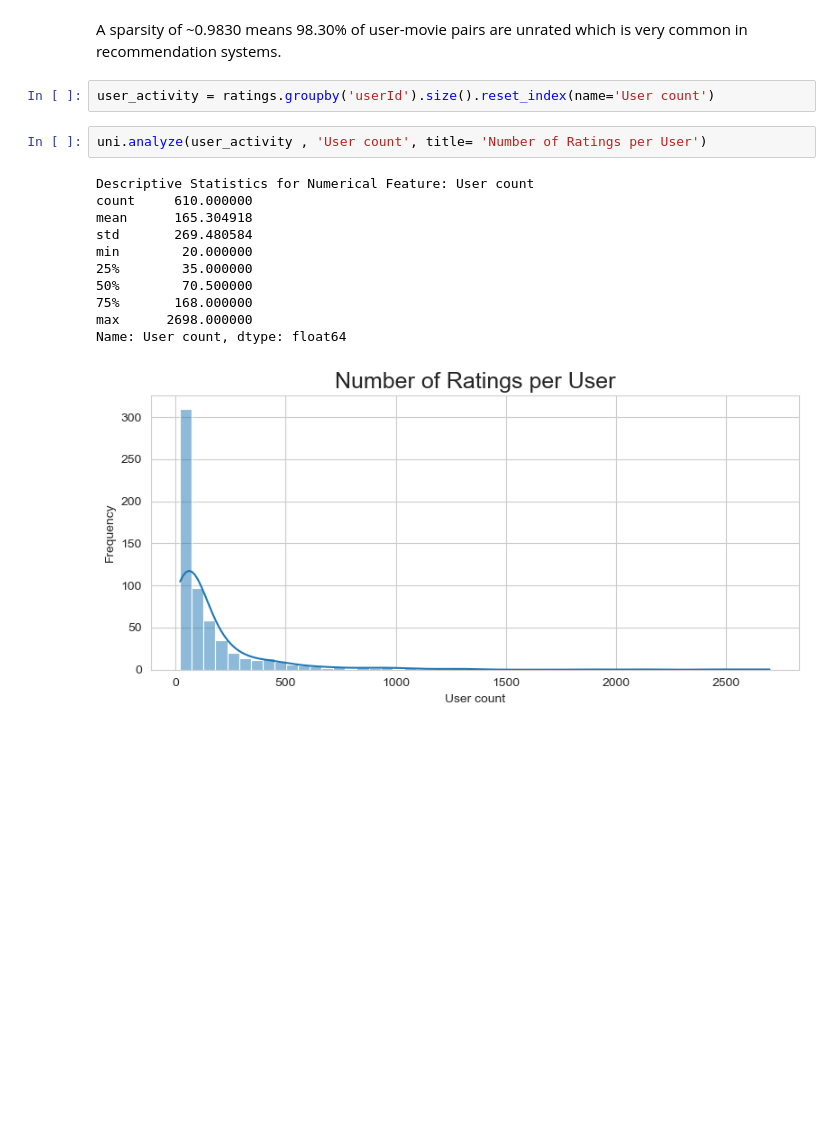
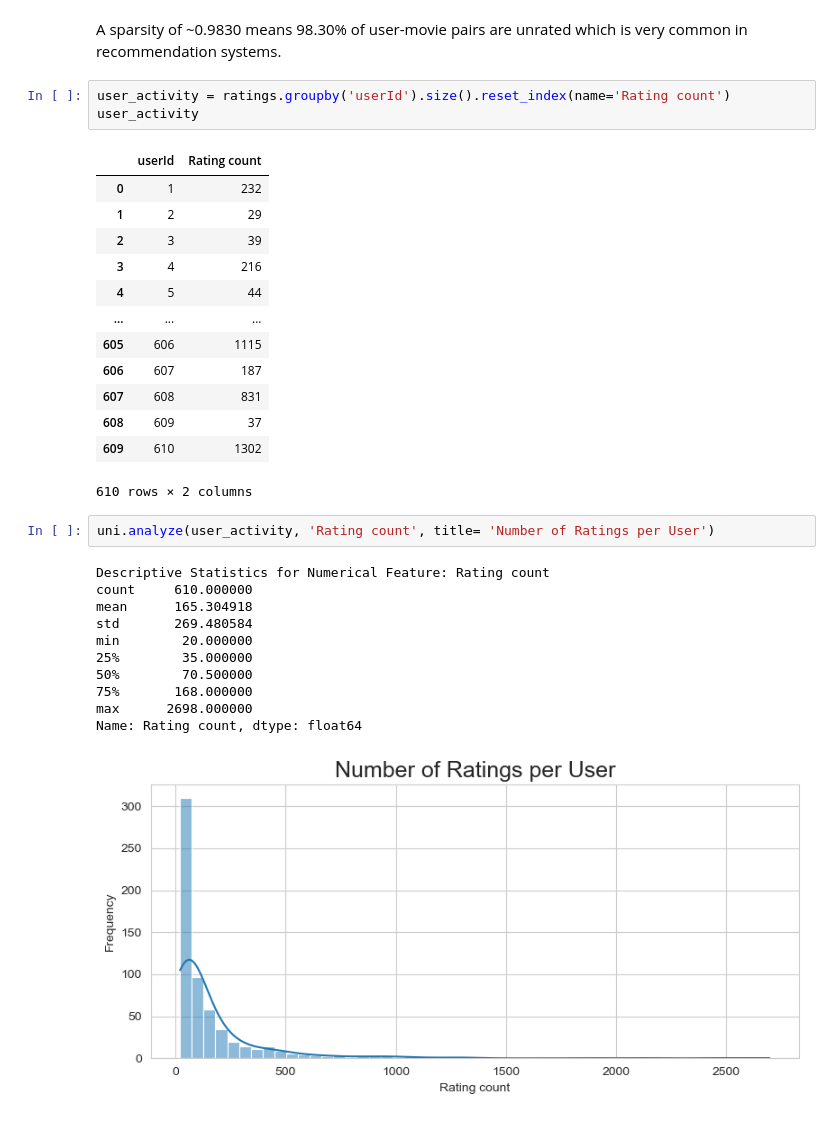
Before and after one commit to Sarvagya1212/FilmFusion, a Jupyter notebook: notebooks/EDA.ipynb, the cells around one changed output. Saved outputs shown, nothing was run; the diff lists cells and outputs as text; blank space fills up the shorter version.

```diff
--- a/notebooks/EDA.ipynb
+++ b/notebooks/EDA.ipynb
@@ -573,11 +573,26 @@ Sparsity : 0.9830 (98.30)
 # %% [markdown]
 A sparsity of ~0.9830 means 98.30% of user-movie pairs are unrated which is very common in recommendation systems.
 # %%
-user_activity = ratings.groupby('userId').size().reset_index(name='User count')
+user_activity = ratings.groupby('userId').size().reset_index(name='Rating count')
+user_activity
+# %% [output]
+|  | userId | Rating count |
+| 0 | 1 | 232 |
+| 1 | 2 | 29 |
+| 2 | 3 | 39 |
+| 3 | 4 | 216 |
+| 4 | 5 | 44 |
+| ... | ... | ... |
+| 605 | 606 | 1115 |
+| 606 | 607 | 187 |
+| 607 | 608 | 831 |
+| 608 | 609 | 37 |
+| 609 | 610 | 1302 |
+610 rows × 2 columns
 # %%
-uni.analyze(user_activity , 'User count', title= 'Number of Ratings per User')
+uni.analyze(user_activity, 'Rating count', title= 'Number of Ratings per User')
 # %% [output]
-Descriptive Statistics for Numerical Feature: User count
+Descriptive Statistics for Numerical Feature: Rating count
 count     610.000000
 mean      165.304918
 std       269.480584
@@ -586,5 +601,5 @@ min        20.000000
 50%        70.500000
 75%       168.000000
 max      2698.000000
-Name: User count, dtype: float64
+Name: Rating count, dtype: float64
 [figure]
```
Also changed, not shown: parts of 9 cells of this notebook.
